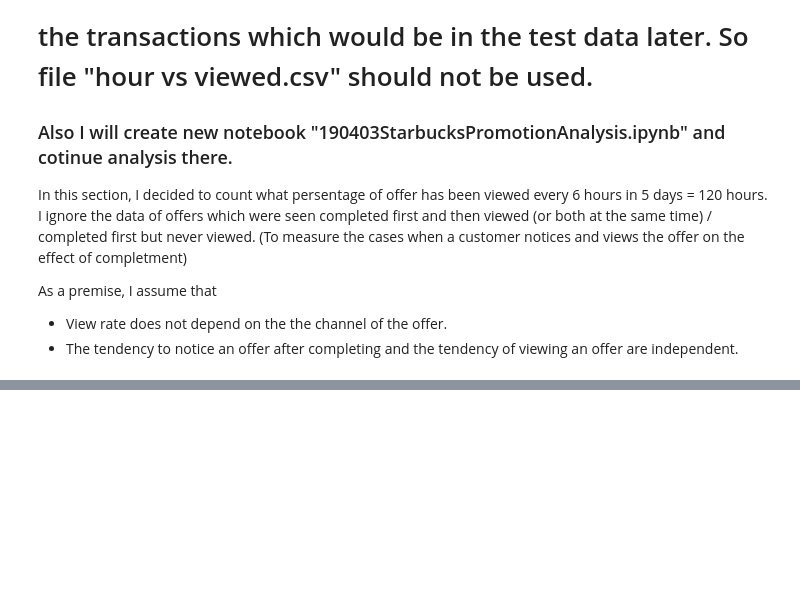
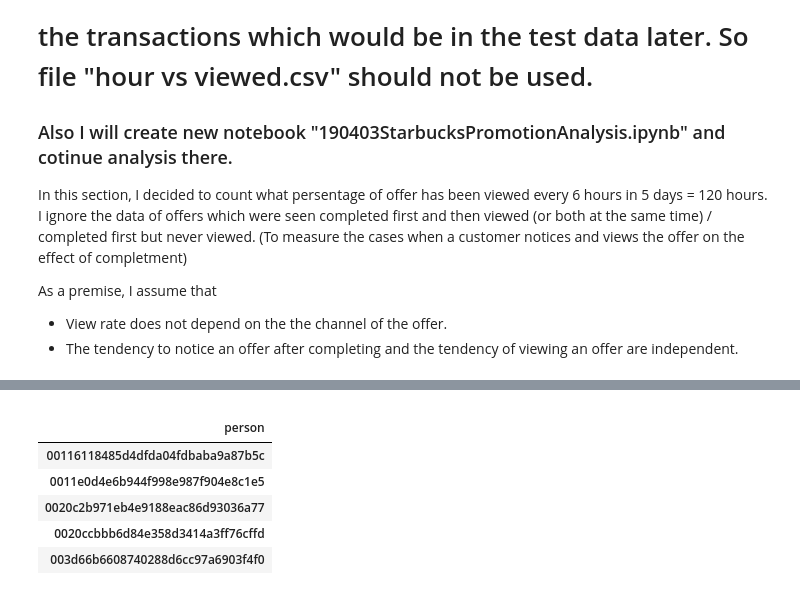
Before and after one commit to kudojp/StarBucksPromotionAnalysis, a Jupyter notebook: 190315StarbucksPromotionAnalysis.ipynb, the cells around one changed output, grey strips where cells are left out. Saved outputs shown, nothing was run; the diff lists cells and outputs as text; code cells hidden in the pictures; blank space fills up the shorter version.

```diff
--- a/190315StarbucksPromotionAnalysis.ipynb
+++ b/190315StarbucksPromotionAnalysis.ipynb
@@ -1135,7 +1147,15 @@ t_viewed.head(10)
 # %%
-df_t_viewed2 = df_t_viewed.groupby("person").sum().iloc[:, 1:]
+df_t_viewed2 = t_viewed.groupby("person").sum().iloc[:, 1:]
 df_t_viewed2.columns = df_t_viewed2.columns.astype(str)
 df_t_viewed2.head(5)
+# %% [output]
+|  |
+| person |
+| 00116118485d4dfda04fdbaba9a87b5c |
+| 0011e0d4e6b944f998e987f904e8c1e5 |
+| 0020c2b971eb4e9188eac86d93036a77 |
+| 0020ccbbb6d84e358d3414a3ff76cffd |
+| 003d66b6608740288d6cc97a6903f4f0 |
 # %%
 df_t_viewed3 = df_t_viewed2.cumsum(axis=1)
 df_t_viewed3 = df_t_viewed3.rename(columns = {"nan":"denom_viewed"})
```
Also changed, not shown: parts of 4 cells of this notebook, 2 other files.
